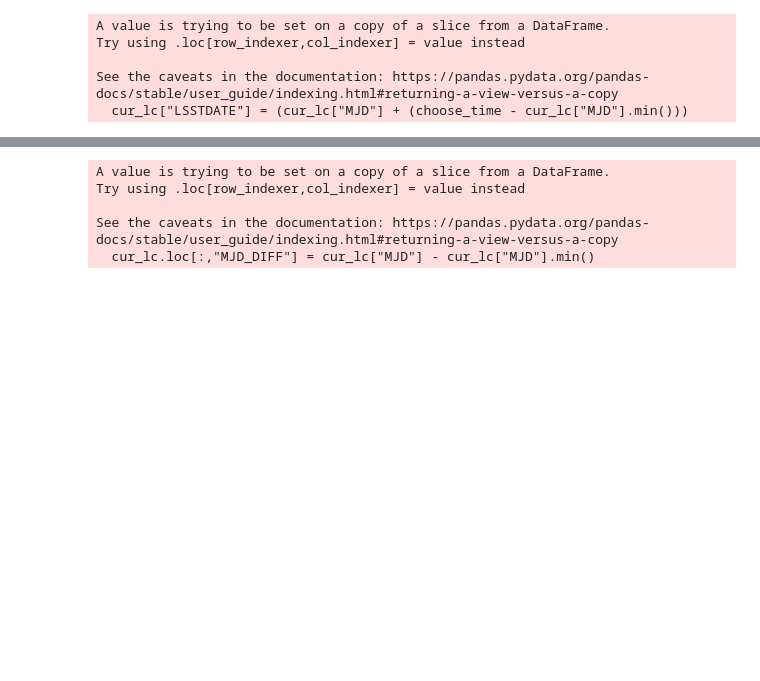
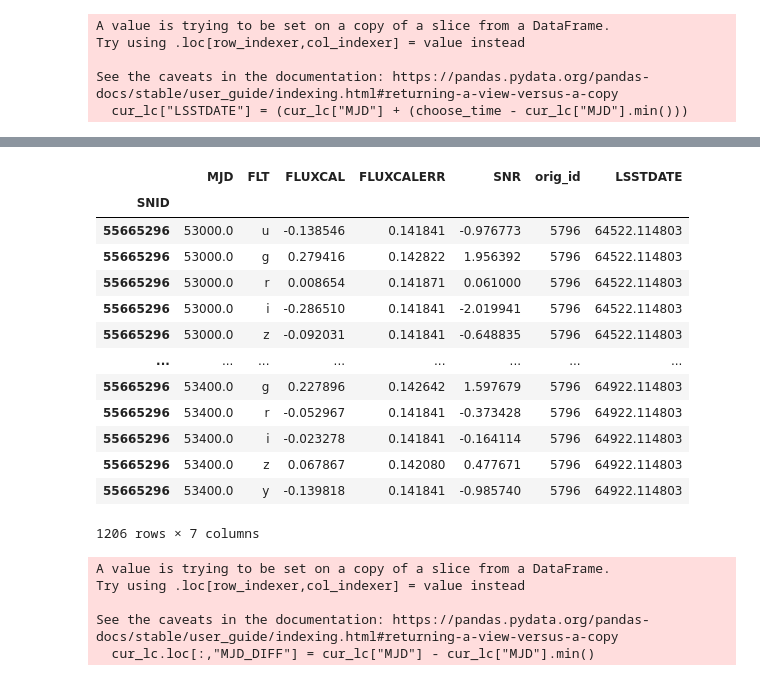
Before and after one commit to sidchaini/tdastro-lssteurope, a Jupyter notebook: opsim_notebook.ipynb, the cells around one changed output, grey strips where cells are left out. Cells and saved outputs as stored; diff of their text form; code cells hidden in the pictures; blank space fills up the shorter version.

```diff
--- a/opsim_notebook.ipynb
+++ b/opsim_notebook.ipynb
@@ -101,4 +101,21 @@ u     4
 Name: count, dtype: int64
+# %%
+cur_lc.iloc[0:]
+# %% [output]
+|  | MJD | FLT | FLUXCAL | FLUXCALERR | SNR | orig_id | LSSTDATE |
+| SNID |  |  |  |  |  |  |  |
+| 55665296 | 53000.0 | u | -0.138546 | 0.141841 | -0.976773 | 5796 | 64522.114803 |
+| 55665296 | 53000.0 | g | 0.279416 | 0.142822 | 1.956392 | 5796 | 64522.114803 |
+| 55665296 | 53000.0 | r | 0.008654 | 0.141871 | 0.061000 | 5796 | 64522.114803 |
+| 55665296 | 53000.0 | i | -0.286510 | 0.141841 | -2.019941 | 5796 | 64522.114803 |
+| 55665296 | 53000.0 | z | -0.092031 | 0.141841 | -0.648835 | 5796 | 64522.114803 |
+| ... | ... | ... | ... | ... | ... | ... | ... |
+| 55665296 | 53400.0 | g | 0.227896 | 0.142642 | 1.597679 | 5796 | 64922.114803 |
+| 55665296 | 53400.0 | r | -0.052967 | 0.141841 | -0.373428 | 5796 | 64922.114803 |
+| 55665296 | 53400.0 | i | -0.023278 | 0.141841 | -0.164114 | 5796 | 64922.114803 |
+| 55665296 | 53400.0 | z | 0.067867 | 0.142080 | 0.477671 | 5796 | 64922.114803 |
+| 55665296 | 53400.0 | y | -0.139818 | 0.141841 | -0.985740 | 5796 | 64922.114803 |
+1206 rows × 7 columns
 # %%
 cur_lc_crop = cur_lc_crop[["MJD", "band"]]
 cur_lc_crop.columns = ["MJD", "FLT"]
```
Also changed, not shown: parts of 5 cells of this notebook, 1 other file.
